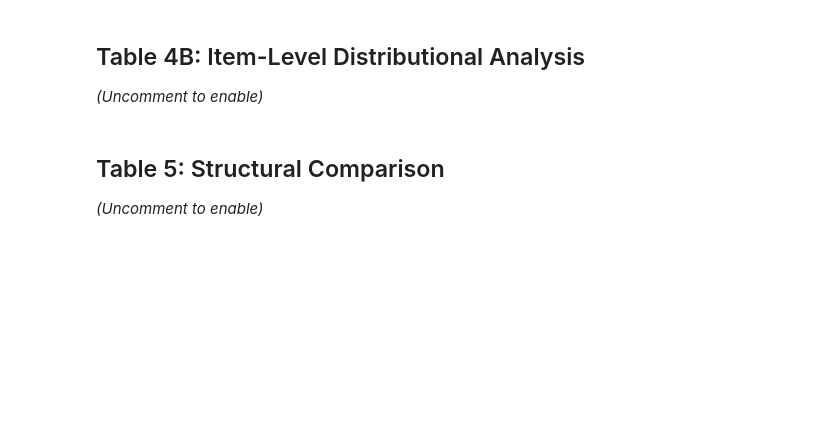
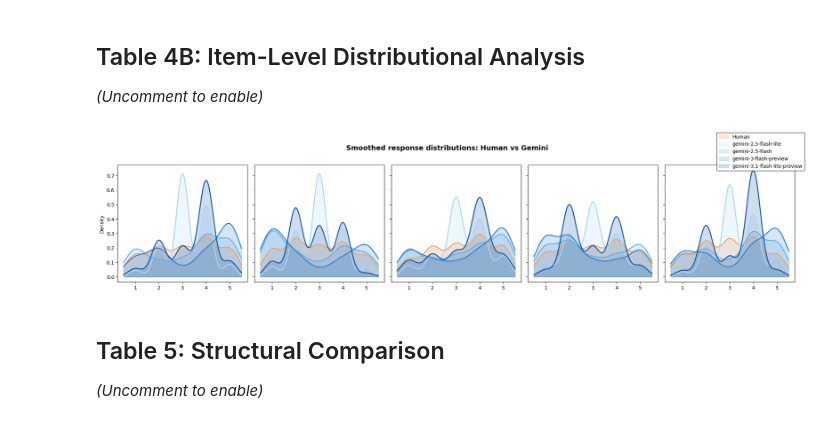
Before and after one commit to arshchowdhry1998/Human-and-LLM-distribution-, a Jupyter notebook: big_five_comparison_analysis.ipynb, the cells around one changed output. Cells and saved outputs as stored; diff of their text form; code cells hidden in the pictures; blank space fills up the shorter version.

```diff
--- a/big_five_comparison_analysis.ipynb
+++ b/big_five_comparison_analysis.ipynb
@@ -631,6 +767,52 @@ def item_distributional_analysis(df: pd.DataFrame,
             'Chi_Square': chi2
         })
     return pd.DataFrame(results)
+# %%
+from scipy.stats import gaussian_kde
+
+fig, axes = plt.subplots(1, 5, figsize=(20, 4.2), sharey=True)
+x_grid = np.linspace(0.5, 5.5, 300)
+
+for ax, trait in zip(axes, traits):
+    cols = [f'item_{i}' for i in TRAIT_STRUCTURE[trait]]
+    human_df = df_all[df_all['source'] == 'Human']
+
+    h_vals = pd.to_numeric(human_df[cols].values.ravel(), errors='coerce')
+    h_vals = h_vals[~np.isnan(h_vals)]
+    h_kde = gaussian_kde(h_vals, bw_method=0.3)(x_grid)
+
+    ax.fill_between(x_grid, h_kde, color=COLORS['Human'], alpha=0.25, label='Human')
+    ax.plot(x_grid, h_kde, color=COLORS['Human'], linewidth=2)
+
+    for llm in llm_list:
+        llm_df = df_all[df_all['source'] == llm]
+
+        l_vals = pd.to_numeric(llm_df[cols].values.ravel(), errors='coerce')
+        l_vals = l_vals[~np.isnan(l_vals)]
+        l_kde = gaussian_kde(l_vals, bw_method=0.3)(x_grid)
+
+        ax.fill_between(x_grid, l_kde, color=COLORS[llm], alpha=0.20, label=llm)
+        ax.plot(x_grid, l_kde, color=COLORS[llm], linewidth=2)
+
+axes[0].set_ylabel('Density')
+
+handles, labels = axes[-1].get_legend_handles_labels()
+# Deduplicate legend entries (each label appears once per trait panel)
+seen = {}
+for h, l in zip(handles, labels):
+    if l not in seen:
+        seen[l] = h
+fig.legend(seen.values(), seen.keys(),
+           loc='upper right', bbox_to_anchor=(1.01, 1.12),
+           fontsize=10, framealpha=0.8)
+
+fig.suptitle('Smoothed response distributions: Human vs Gemini',
+             fontsize=14, fontweight='bold', y=1.02)
+plt.tight_layout()
+plt.savefig(output_dir / 'distributions_kde_gemini.png', dpi=300, bbox_inches='tight')
+plt.show()
+# %% [output]
+[figure, added]
 # %% [markdown]
 ## Table 5: Structural Comparison
 
```
Also changed, not shown: parts of 6 cells of this notebook, 3 other files.
